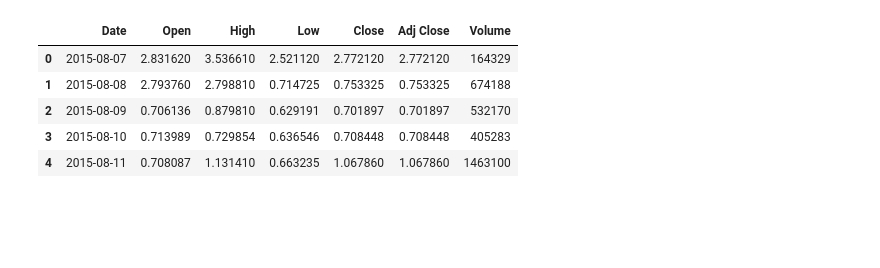
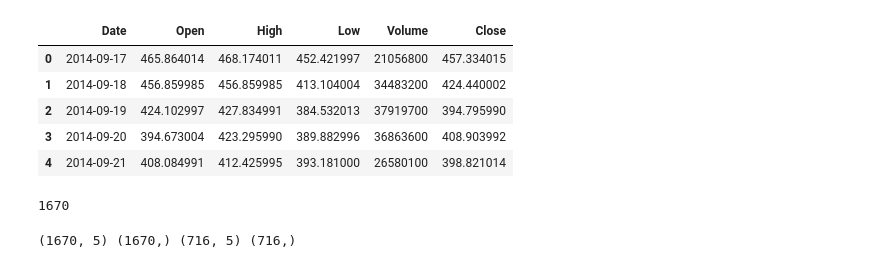
Before and after one commit to harmishpatel21/forecasting-crypto, a Jupyter notebook: Data_extraction.ipynb, the cells around one changed output. Cells and saved outputs as stored; diff of their text form; code cells hidden in the pictures; blank space fills up the shorter version.

```diff
--- a/Data_extraction.ipynb
+++ b/Data_extraction.ipynb
@@ -42,7 +59,7 @@ import yfinance as yf
 yf.pdr_override()
 import pandas as pd
 # %%
-ticker = "ETH-USD"
+ticker = "BTC-USD"
 startDate = "2010-01-01"
 EndDate = "2021-04-01"
 today = date.today()
@@ -64,10 +101,11 @@ data.head()
 # %%
 data=data.reset_index()
+data = data[['Date','Open','High','Low','Volume','Close']]
 data.head()
 # %% [output]
-|  | Date | Open | High | Low | Close | Adj Close | Volume |
-| 0 | 2015-08-07 | 2.831620 | 3.536610 | 2.521120 | 2.772120 | 2.772120 | 164329 |
-| 1 | 2015-08-08 | 2.793760 | 2.798810 | 0.714725 | 0.753325 | 0.753325 | 674188 |
-| 2 | 2015-08-09 | 0.706136 | 0.879810 | 0.629191 | 0.701897 | 0.701897 | 532170 |
-| 3 | 2015-08-10 | 0.713989 | 0.729854 | 0.636546 | 0.708448 | 0.708448 | 405283 |
-| 4 | 2015-08-11 | 0.708087 | 1.131410 | 0.663235 | 1.067860 | 1.067860 | 1463100 |
+|  | Date | Open | High | Low | Volume | Close |
+| 0 | 2014-09-17 | 465.864014 | 468.174011 | 452.421997 | 21056800 | 457.334015 |
+| 1 | 2014-09-18 | 456.859985 | 456.859985 | 413.104004 | 34483200 | 424.440002 |
+| 2 | 2014-09-19 | 424.102997 | 427.834991 | 384.532013 | 37919700 | 394.795990 |
+| 3 | 2014-09-20 | 394.673004 | 423.295990 | 389.882996 | 36863600 | 408.903992 |
+| 4 | 2014-09-21 | 408.084991 | 412.425995 | 393.181000 | 26580100 | 398.821014 |
@@ -73,0 +115,5 @@ data.head()
+# %%
+size = int(len(data) * 0.7)
+print(size)
+# %% [output]
+1670
@@ -73,0 +123,8 @@ data.head()
+# %%
+train_X = train.iloc[:, :-1]
+train_Y = train.iloc[:, -1]
+test_X = test.iloc[:, :-1]
+test_Y = test.iloc[:, -1]
+print(train_X.shape,train_Y.shape,test_X.shape,test_Y.shape)
+# %% [output]
+(1670, 5) (1670,) (716, 5) (716,)
```
Also changed, not shown: parts of 32 cells of this notebook.
